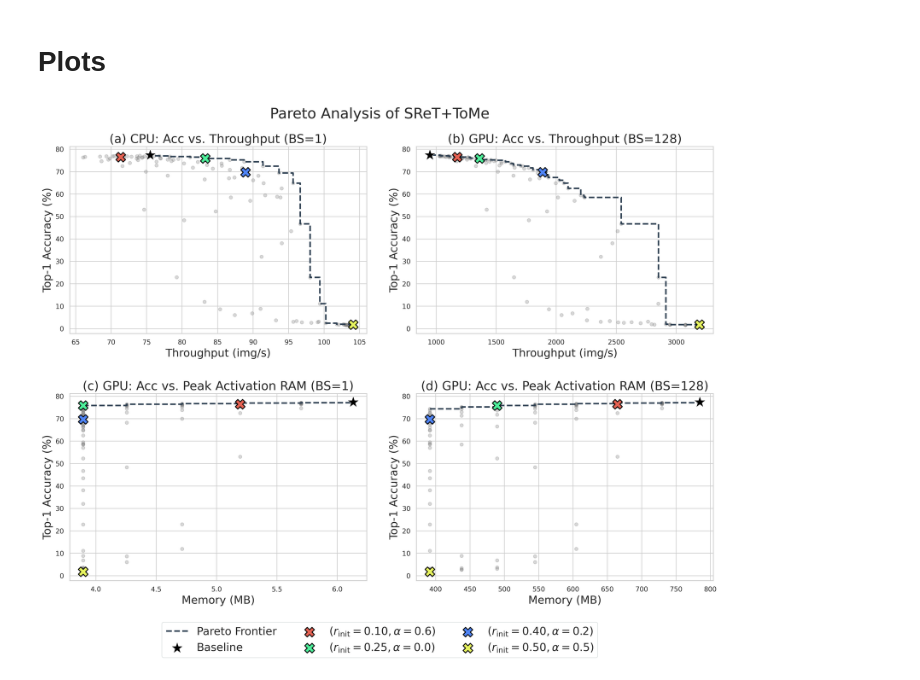
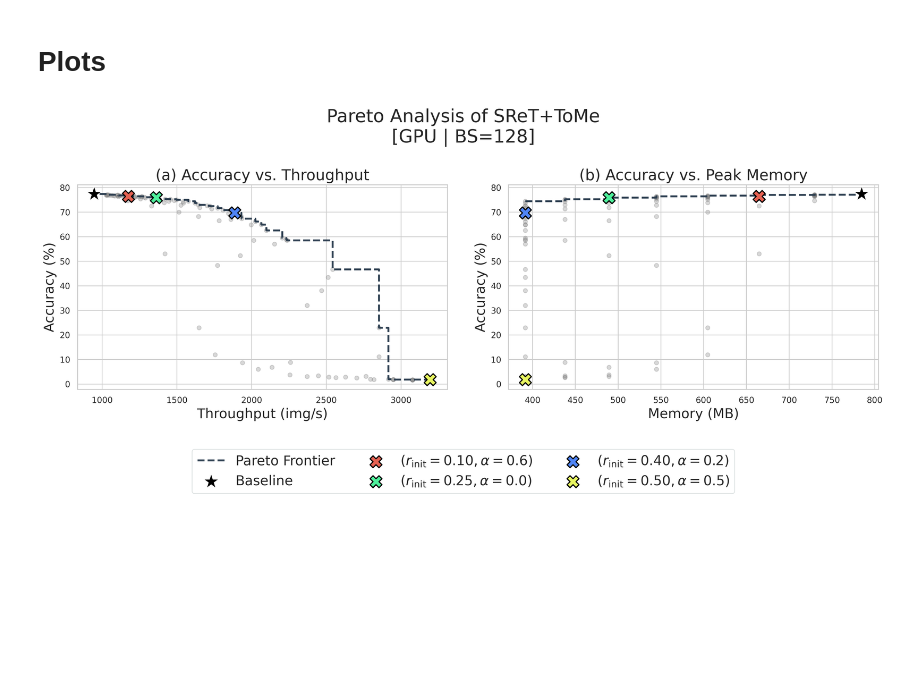
Before and after one commit to junseokm/sret-tome, a Jupyter notebook: plots.ipynb, the cells around one changed output. Cells and saved outputs as stored; diff of their text form; code cells hidden in the pictures; blank space fills up the shorter version.

Commit message:
Update plots

```diff
--- a/plots.ipynb
+++ b/plots.ipynb
@@ -60,78 +60,59 @@ plt.rcParams.update({
     'lines.linewidth': 2.5
 })
 
-fig, axs = plt.subplots(2, 2, figsize=(16, 13))
-ax1, ax2 = axs[0, 0], axs[0, 1]
-ax3, ax4 = axs[1, 0], axs[1, 1]
+fig, axs = plt.subplots(1, 2, figsize=(16, 7))
 
 plot_configs = [
     {
-        'ax': ax1,
-        'x_col': 'throughput',
-        'title': '(a) CPU: Acc vs. Throughput (BS=1)',
+        'ax': axs[0],
+        'x_col': 'throughput_bs128',
+        'title': '(a) Accuracy vs. Throughput',
         'xlabel': 'Throughput (img/s)',
         'maxX': True
     },
     {
-        'ax': ax2,
-        'x_col': 'throughput_bs128',
-        'title': '(b) GPU: Acc vs. Throughput (BS=128)',
-        'xlabel': 'Throughput (img/s)',
-        'maxX': True
-    },
-    {
-        'ax': ax3,
-        'x_col': 'activation_mem_bs1',
-        'title': '(c) GPU: Acc vs. Peak Activation RAM (BS=1)',
-        'xlabel': 'Memory (MB)',
-        'maxX': False
-    },
-    {
-        'ax': ax4,
+        'ax': axs[1],
         'x_col': 'activation_mem_bs128',
-        'title': '(d) GPU: Acc vs. Peak Activation RAM (BS=128)',
+        'title': '(b) Accuracy vs. Peak Memory',
         'xlabel': 'Memory (MB)',
         'maxX': False
     },
 ]
 
 for cfg in plot_configs:
     ax = cfg['ax']
     Xs, Ys = merged[cfg['x_col']].values, merged['accuracy'].values
     pX, pY = get_pareto_frontier(Xs, Ys, maxX=cfg['maxX'], maxY=True)
 
-    # background scatter
     ax.scatter(Xs, Ys, color='gray', alpha=0.3, s=30, zorder=1)
 
-    # pareto frontier line
     ax.step(pX, pY, where='pre' if cfg['maxX'] else 'post', color='#2c3e50', linestyle='--', zorder=2, label='Pareto Frontier')
 
-    # baseline
     ax.scatter(baseline[cfg['x_col']], baseline['accuracy'], color='black', marker='*', s=400, edgecolors='white', linewidths=0.5, label='Baseline', zorder=5)
 
-    # highlight target configs
     for t in targets:
         row = merged[(merged['initial_r'] == t['r']) & (merged['alpha'] == t['a'])]
         if not row.empty:
             ax.scatter(row.iloc[0][cfg['x_col']], row.iloc[0]['accuracy'], marker=t['marker'], color=t['color'], s=250, edgecolors='black', linewidths=1.5, zorder=10, label=t['name'])
 
     ax.set_title(cfg['title'])
     ax.set_xlabel(cfg['xlabel'])
-    ax.set_ylabel('Top-1 Accuracy (%)')
+    ax.set_ylabel('Accuracy (%)')
 
-handles, labels = ax1.get_legend_handles_labels()
+handles, labels = axs[0].get_legend_handles_labels()
 unique_dict = dict(zip(labels, handles))
 unique_handles = list(unique_dict.values())
 unique_labels = list(unique_dict.keys())
 
-fig.legend(unique_handles, unique_labels, loc='lower center', bbox_to_anchor=(0.5, 0.0), ncol=3, fontsize=18, frameon=True, facecolor='white', edgecolor='#d5dbdb')
-fig.suptitle('Pareto Analysis of SReT+ToMe', fontsize=24)
-fig.tight_layout(rect=[0, 0.08, 1, 1], h_pad=2.0, w_pad=2.0)
+fig.legend(unique_handles, unique_labels, loc='lower center', bbox_to_anchor=(0.5, -0.05), ncol=3, fontsize=18, frameon=True, facecolor='white', edgecolor='#d5dbdb')
+fig.suptitle('Pareto Analysis of SReT+ToMe\n[GPU | BS=128]', fontsize=24)
+fig.tight_layout(rect=[0, 0.12, 1, 1], w_pad=2.0)
 fig.savefig('plots/pareto_frontier.pdf', bbox_inches='tight')
+fig.savefig('plots/pareto_frontier.png', bbox_inches='tight')
 plt.show()
 plt.close(fig)
 # %% [output]
-[figure, old version]
+[figure, new version]
 # %%
 import matplotlib.pyplot as plt
 import seaborn as sns
```
Also changed, not shown: parts of 3 cells of this notebook, 7 other files.
